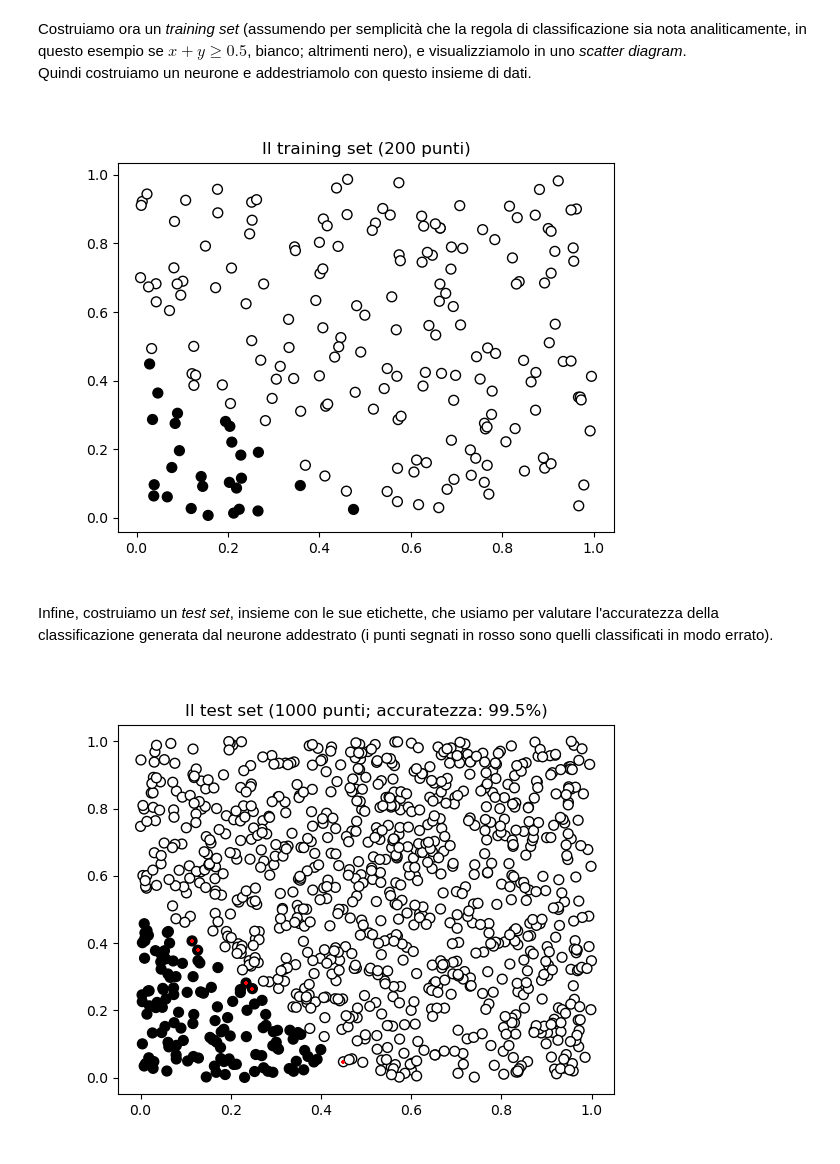
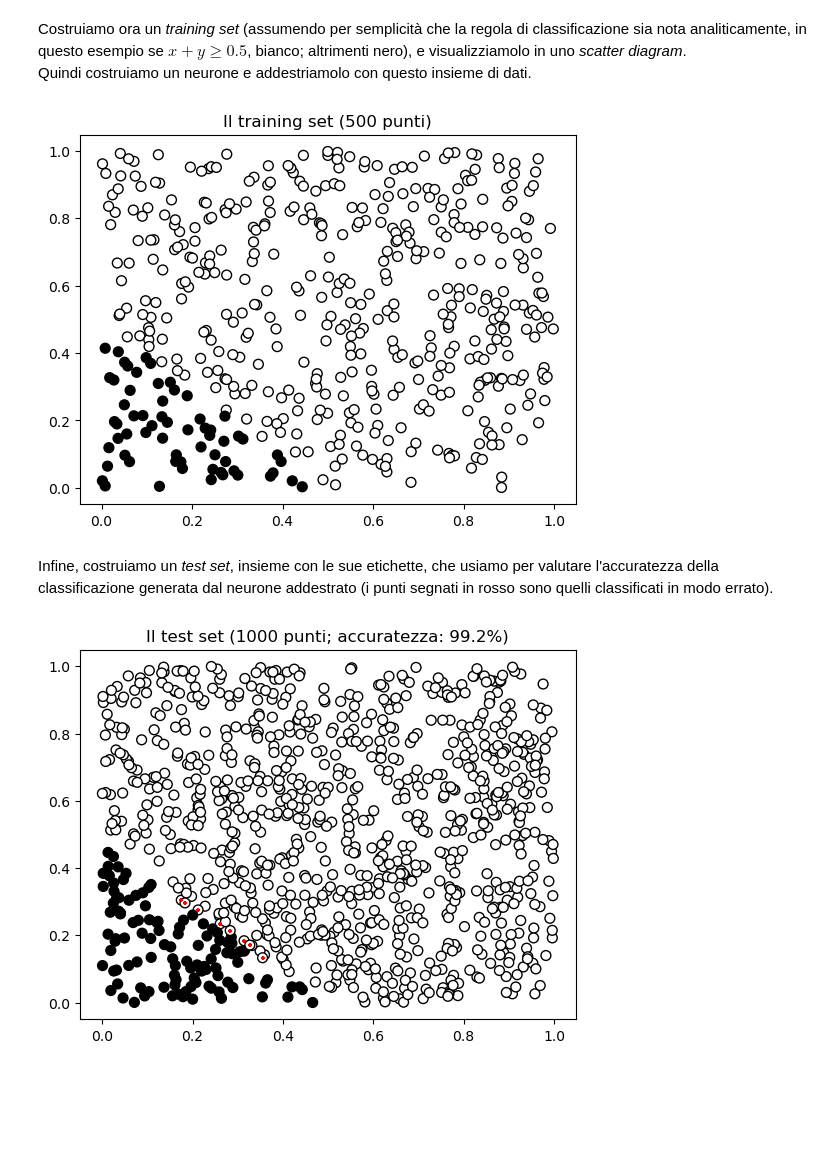
Before and after one commit to lmari/nn, a Jupyter notebook: perceptron/perceptron.ipynb, the cells around one changed output. Cells and saved outputs as stored; diff of their text form; code cells hidden in the pictures; blank space fills up the shorter version.

```diff
--- a/perceptron/perceptron.ipynb
+++ b/perceptron/perceptron.ipynb
@@ -49,7 +49,7 @@ class Perceptron:
         return 1 if np.sum(self.weights * input) >= self.threshold else 0
 
 
-    def train(self, inputs:np.ndarray, labels:np.ndarray):
+    def train(self, input:np.ndarray, labels:np.ndarray):
         """Addestra il neurone: processo a un passo ("forward and backward pass").
 
         Args:
@@ -57,9 +57,9 @@ class Perceptron:
             labels (np.ndarray): vettore di colori (0 o 1)
         """
         for i in range(labels.shape[0]):
-            r = self.classify(inputs[i])               # genera l'etichetta di una classe...
-            if r == 0 and labels[i] == 1: self.weights += inputs[i] * self.training_sens    # ... e quindi correggi i pesi
-            if r == 1 and labels[i] == 0: self.weights -= inputs[i] * self.training_sens    # se il risultato non è corretto
+            r = self.classify(input[i])               # genera l'etichetta di una classe...
+            if r == 0 and labels[i] == 1: self.weights += input[i] * self.training_sens    # ... e quindi correggi i pesi
+            if r == 1 and labels[i] == 0: self.weights -= input[i] * self.training_sens    # se il risultato non è corretto
 
 
     def evaluate(self, proposed:np.ndarray, true:np.ndarray) -> float:
@@ -78,25 +78,25 @@ Quindi costruiamo un neurone e addestriamolo con questo insieme di dati.
 # %%
 def gen_dataset(size:int=100):
     data = np.random.random(size=(size,2))
     labels = (data[:,0]+data[:,1] >= 0.5).astype(int)
     # ma prova per esempio con
     # labels = (np.sin(np.pi*data[:,0]) >= data[:,1]).astype(int)
     # e i risultati saranno disastrosi...
     return data, labels
 
-training_size = 200        # questo è il parametro critico!
+training_size = 500        # questo è il parametro critico!
 data, labels = gen_dataset(training_size)
 
 plt.figure(1)
 plt.clf()
 plt.title(f'Il training set ({training_size} punti)')
 plt.scatter(data[:,0],data[:,1], s=50, c=labels, edgecolors='black', cmap='gray')
 plt.show()
 
 perceptron = Perceptron()
 perceptron.train(data, labels)
 # %% [output]
-[figure, old version]
+[figure, new version]
 # %% [markdown]
 Infine, costruiamo un _test set_, insieme con le sue etichette, che usiamo per valutare l'accuratezza della classificazione generata dal neurone addestrato (i punti segnati in rosso sono quelli classificati in modo errato).
 # %%
@@ -117,4 +117,4 @@ plt.scatter(data[:,0],data[:,1], s=50, c=labels, edgecolors='black', cmap='gray'
 plt.scatter(wrong_class[:,0],wrong_class[:,1], s=10, c='red', marker='+')
 plt.show()
 # %% [output]
-[figure, old version]
+[figure, new version]
```
Also changed, not shown: parts of 1 cell of this notebook, 12 other files.
